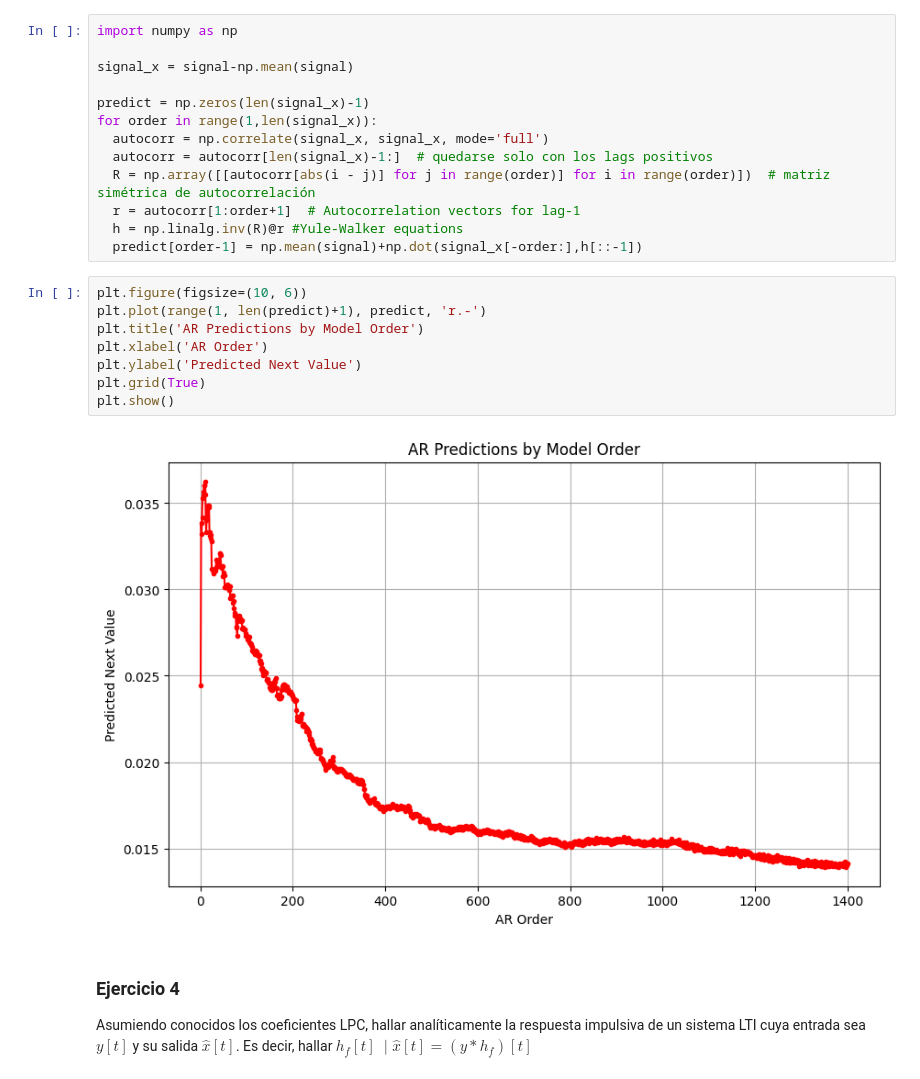
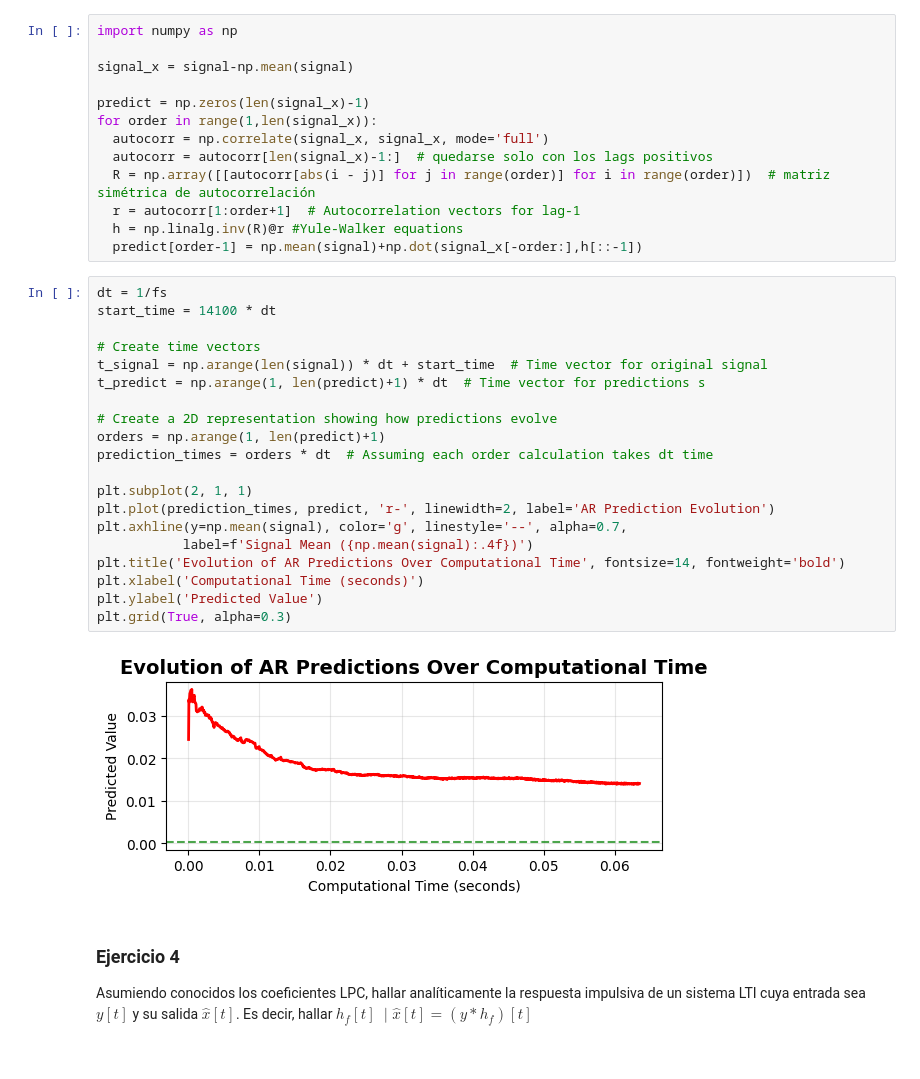
Before and after one commit to BenjaSar/AdST, a Jupyter notebook: tp2/tp2.ipynb, the cells around one changed output. Drawn from its saved outputs; the diff is of its cells as text.

```diff
--- a/tp2/tp2.ipynb
+++ b/tp2/tp2.ipynb
@@ -135,16 +143,28 @@ for order in range(1,len(signal_x)):
   r = autocorr[1:order+1]  # Autocorrelation vectors for lag-1
   h = np.linalg.inv(R)@r #Yule-Walker equations
   predict[order-1] = np.mean(signal)+np.dot(signal_x[-order:],h[::-1])
-# %%
-plt.figure(figsize=(10, 6))
-plt.plot(range(1, len(predict)+1), predict, 'r.-')
-plt.title('AR Predictions by Model Order')
-plt.xlabel('AR Order')
-plt.ylabel('Predicted Next Value')
-plt.grid(True)
-plt.show()
-# %% [output]
-[figure, removed]
+# %%
+dt = 1/fs
+start_time = 14100 * dt
+
+# Create time vectors
+t_signal = np.arange(len(signal)) * dt + start_time  # Time vector for original signal
+t_predict = np.arange(1, len(predict)+1) * dt  # Time vector for predictions s
+
+# Create a 2D representation showing how predictions evolve
+orders = np.arange(1, len(predict)+1)
+prediction_times = orders * dt  # Assuming each order calculation takes dt time
+
+plt.subplot(2, 1, 1)
+plt.plot(prediction_times, predict, 'r-', linewidth=2, label='AR Prediction Evolution')
+plt.axhline(y=np.mean(signal), color='g', linestyle='--', alpha=0.7,
+           label=f'Signal Mean ({np.mean(signal):.4f})')
+plt.title('Evolution of AR Predictions Over Computational Time', fontsize=14, fontweight='bold')
+plt.xlabel('Computational Time (seconds)')
+plt.ylabel('Predicted Value')
+plt.grid(True, alpha=0.3)
+# %% [output]
+[figure, added]
 # %% [markdown]
 ### Ejercicio 4
 Asumiendo conocidos los coeficientes LPC, hallar analíticamente la respuesta impulsiva de un sistema LTI cuya entrada sea ${y[t]}$ y su salida $\hat{x}[t]$. Es decir,
```
Also changed, not shown: parts of 3 cells of this notebook.
